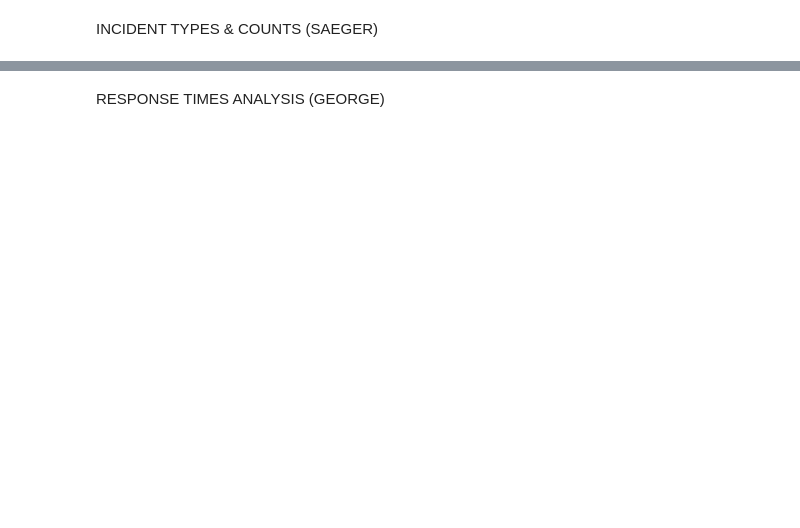
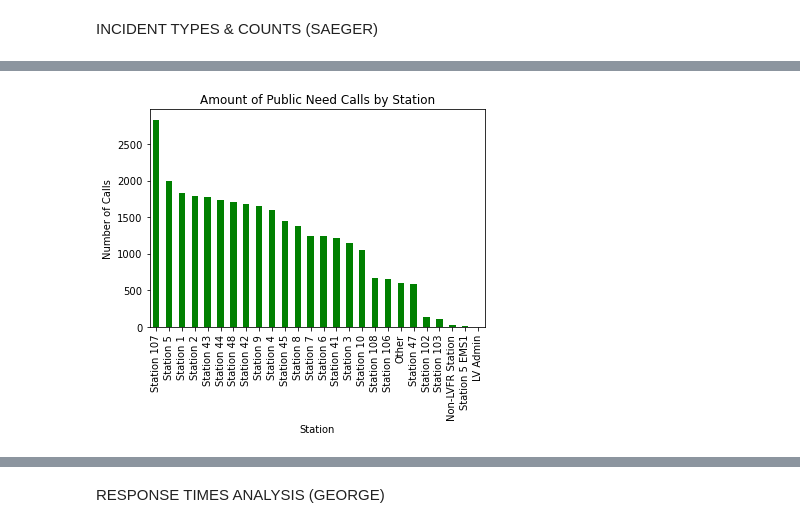
Before and after one commit to GVAlonzo/t4-project1, a Jupyter notebook: Station_Analysis.ipynb, the cells around one changed output, grey strips where cells are left out. Cells and saved outputs as stored; diff of their text form; code cells hidden in the pictures; blank space fills up the shorter version.

```diff
--- a/Station_Analysis.ipynb
+++ b/Station_Analysis.ipynb
@@ -157,0 +277,5 @@ plt.show()
+# %%
+Public_Need_Incidents = incident_file_final_df.loc[incident_file_final_df["Event_Type"] == "Public Need"]
+Public_Need_Calls = Public_Need_Incidents["Station"].value_counts()
+
+Public_Need_Calls.head()
@@ -157,0 +317,8 @@ plt.show()
+# %%
+plot_pandas= Public_Need_Calls.plot(kind = "bar", color = 'green')
+plt.xlabel('Station')
+plt.ylabel('Number of Calls')
+plt.title("Amount of Public Need Calls by Station")
+plt.show()
+# %% [output]
+[figure, added]
```
Also changed, not shown: parts of 44 cells of this notebook.
